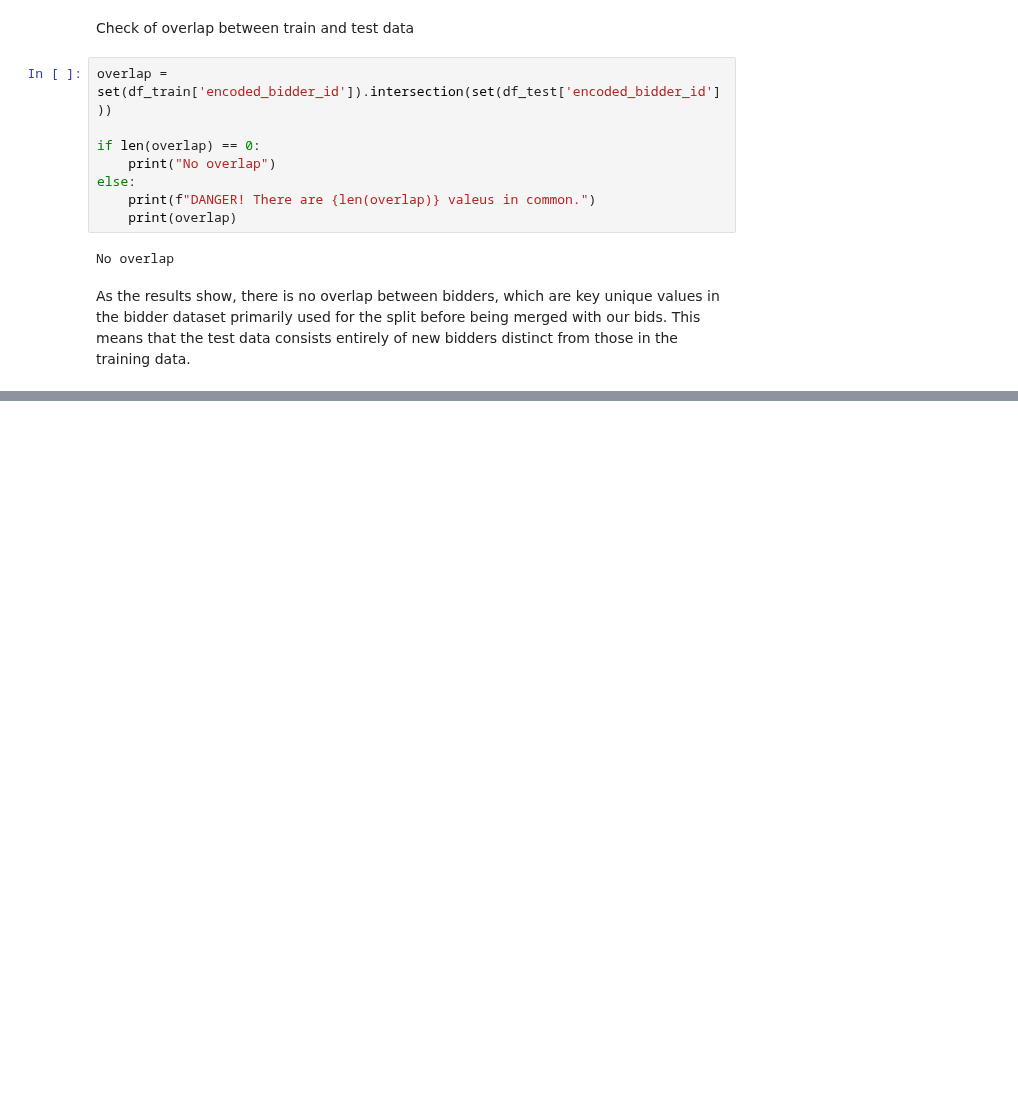
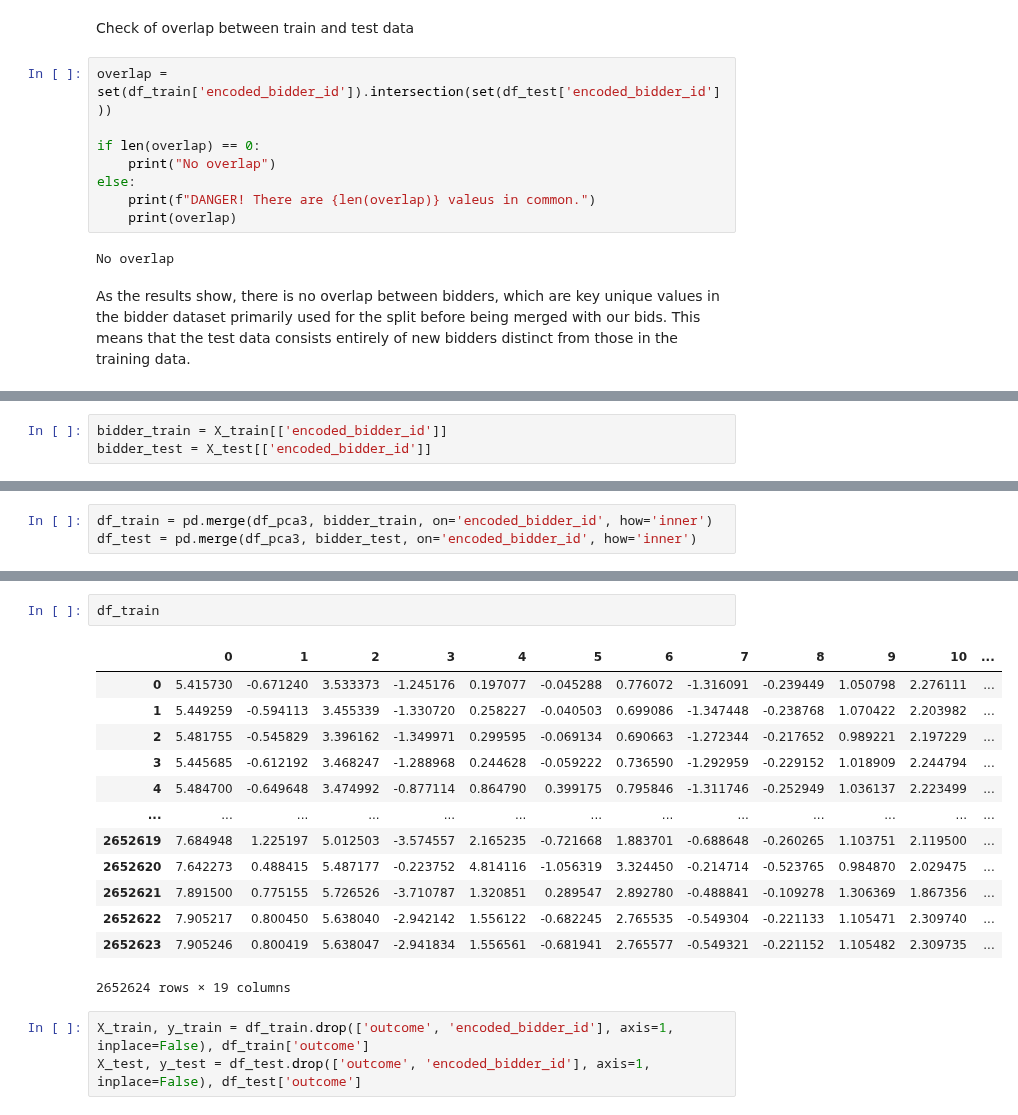
Before and after one commit to trueilorp/Bidder-classification, a Jupyter notebook: notebook.ipynb, the cells around one changed output, grey strips where cells are left out. Drawn from its saved outputs; the diff is of its cells as text; blank space fills up the shorter version.

```diff
--- a/notebook.ipynb
+++ b/notebook.ipynb
@@ -1569,0 +1576,3 @@ As the results show, there is no overlap between bidders, which are key unique v
+# %%
+bidder_train = X_train[['encoded_bidder_id']]
+bidder_test = X_test[['encoded_bidder_id']]
@@ -1569,0 +1639,3 @@ As the results show, there is no overlap between bidders, which are key unique v
+# %%
+df_train = pd.merge(df_pca3, bidder_train, on='encoded_bidder_id', how='inner')
+df_test = pd.merge(df_pca3, bidder_test, on='encoded_bidder_id', how='inner')
@@ -1569,0 +1652,19 @@ As the results show, there is no overlap between bidders, which are key unique v
+# %%
+df_train
+# %% [output]
+|  | 0 | 1 | 2 | 3 | 4 | 5 | 6 | 7 | 8 | 9 | 10 | ... |
+| 0 | 5.415730 | -0.671240 | 3.533373 | -1.245176 | 0.197077 | -0.045288 | 0.776072 | -1.316091 | -0.239449 | 1.050798 | 2.276111 | ... |
+| 1 | 5.449259 | -0.594113 | 3.455339 | -1.330720 | 0.258227 | -0.040503 | 0.699086 | -1.347448 | -0.238768 | 1.070422 | 2.203982 | ... |
+| 2 | 5.481755 | -0.545829 | 3.396162 | -1.349971 | 0.299595 | -0.069134 | 0.690663 | -1.272344 | -0.217652 | 0.989221 | 2.197229 | ... |
+| 3 | 5.445685 | -0.612192 | 3.468247 | -1.288968 | 0.244628 | -0.059222 | 0.736590 | -1.292959 | -0.229152 | 1.018909 | 2.244794 | ... |
+| 4 | 5.484700 | -0.649648 | 3.474992 | -0.877114 | 0.864790 | 0.399175 | 0.795846 | -1.311746 | -0.252949 | 1.036137 | 2.223499 | ... |
+| ... | ... | ... | ... | ... | ... | ... | ... | ... | ... | ... | ... | ... |
+| 2652619 | 7.684948 | 1.225197 | 5.012503 | -3.574557 | 2.165235 | -0.721668 | 1.883701 | -0.688648 | -0.260265 | 1.103751 | 2.119500 | ... |
+| 2652620 | 7.642273 | 0.488415 | 5.487177 | -0.223752 | 4.814116 | -1.056319 | 3.324450 | -0.214714 | -0.523765 | 0.984870 | 2.029475 | ... |
+| 2652621 | 7.891500 | 0.775155 | 5.726526 | -3.710787 | 1.320851 | 0.289547 | 2.892780 | -0.488841 | -0.109278 | 1.306369 | 1.867356 | ... |
+| 2652622 | 7.905217 | 0.800450 | 5.638040 | -2.942142 | 1.556122 | -0.682245 | 2.765535 | -0.549304 | -0.221133 | 1.105471 | 2.309740 | ... |
+| 2652623 | 7.905246 | 0.800419 | 5.638047 | -2.941834 | 1.556561 | -0.681941 | 2.765577 | -0.549321 | -0.221152 | 1.105482 | 2.309735 | ... |
+2652624 rows × 19 columns
+# %%
+X_train, y_train = df_train.drop(['outcome', 'encoded_bidder_id'], axis=1, inplace=False), df_train['outcome']
+X_test, y_test = df_test.drop(['outcome', 'encoded_bidder_id'], axis=1, inplace=False), df_test['outcome']
```
Also changed, not shown: parts of 11 cells of this notebook.
